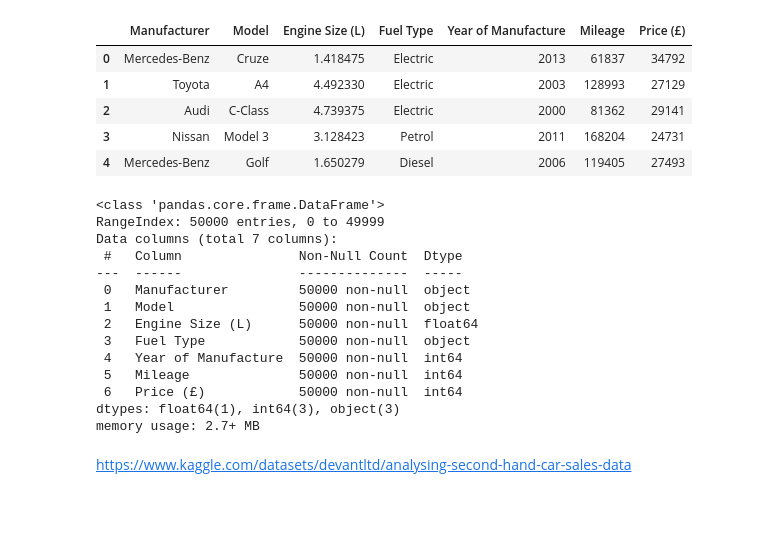
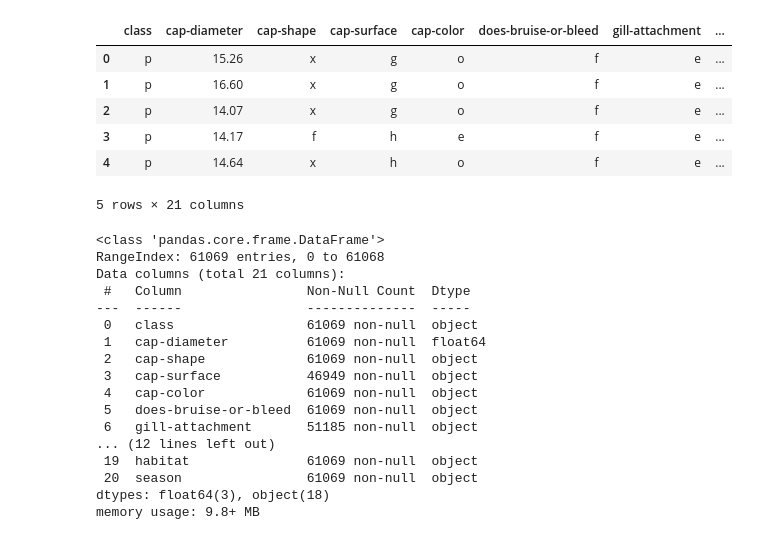
Before and after one commit to josefinasolisb/project2, a Jupyter notebook: Project2_Part1.ipynb, the cells around one changed output. Saved outputs shown, nothing was run; the diff lists cells and outputs as text; code cells hidden in the pictures; blank space fills up the shorter version.

```diff
--- a/Project2_Part1.ipynb
+++ b/Project2_Part1.ipynb
@@ -35,29 +32,31 @@ Hay variables numericas y categoricas, por lo que será necesario realizar one h
 # %%
-df_1 = pd.read_csv('/content/drive/MyDrive/Colab Notebooks/Coding Dojo/Project_2/second_hand_car_sales.csv')
+df_1 = pd.read_csv('/content/drive/MyDrive/Colab Notebooks/Coding Dojo/Project_2/secondary_data.csv',delimiter=';')
 df_1.head()
 # %% [output]
-|  | Manufacturer | Model | Engine Size (L) | Fuel Type | Year of Manufacture | Mileage | Price (£) |
-| 0 | Mercedes-Benz | Cruze | 1.418475 | Electric | 2013 | 61837 | 34792 |
-| 1 | Toyota | A4 | 4.492330 | Electric | 2003 | 128993 | 27129 |
-| 2 | Audi | C-Class | 4.739375 | Electric | 2000 | 81362 | 29141 |
-| 3 | Nissan | Model 3 | 3.128423 | Petrol | 2011 | 168204 | 24731 |
-| 4 | Mercedes-Benz | Golf | 1.650279 | Diesel | 2006 | 119405 | 27493 |
+|  | class | cap-diameter | cap-shape | cap-surface | cap-color | does-bruise-or-bleed | gill-attachment | ... |
+| 0 | p | 15.26 | x | g | o | f | e | ... |
+| 1 | p | 16.60 | x | g | o | f | e | ... |
+| 2 | p | 14.07 | x | g | o | f | e | ... |
+| 3 | p | 14.17 | f | h | e | f | e | ... |
+| 4 | p | 14.64 | x | h | o | f | e | ... |
+5 rows × 21 columns
 # %%
 df_1.info()
 # %% [output]
 <class 'pandas.core.frame.DataFrame'>
-RangeIndex: 50000 entries, 0 to 49999
-Data columns (total 7 columns):
- #   Column               Non-Null Count  Dtype
----  ------               --------------  -----
- 0   Manufacturer         50000 non-null  object
- 1   Model                50000 non-null  object
- 2   Engine Size (L)      50000 non-null  float64
- 3   Fuel Type            50000 non-null  object
- 4   Year of Manufacture  50000 non-null  int64
- 5   Mileage              50000 non-null  int64
- 6   Price (£)            50000 non-null  int64
-dtypes: float64(1), int64(3), object(3)
-memory usage: 2.7+ MB
+RangeIndex: 61069 entries, 0 to 61068
+Data columns (total 21 columns):
+ #   Column                Non-Null Count  Dtype
+---  ------                --------------  -----
+ 0   class                 61069 non-null  object
+ 1   cap-diameter          61069 non-null  float64
+ 2   cap-shape             61069 non-null  object
+ 3   cap-surface           46949 non-null  object
+ 4   cap-color             61069 non-null  object
+ 5   does-bruise-or-bleed  61069 non-null  object
+ 6   gill-attachment       51185 non-null  object
+... (12 lines left out)
+ 19  habitat               61069 non-null  object
+ 20  season                61069 non-null  object
+dtypes: float64(3), object(18)
+memory usage: 9.8+ MB
-# %% [markdown]
-https://www.kaggle.com/datasets/devantltd/analysing-second-hand-car-sales-data
```
Also changed, not shown: parts of 10 cells of this notebook.
